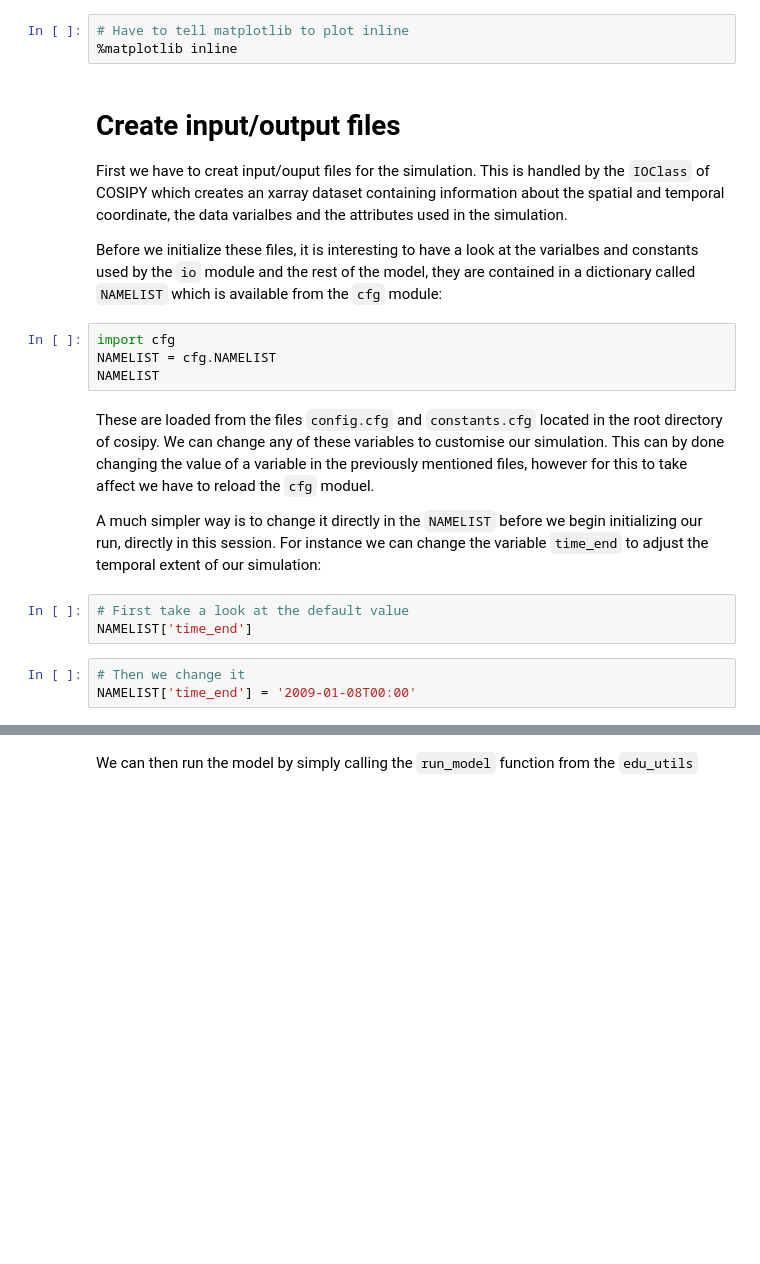
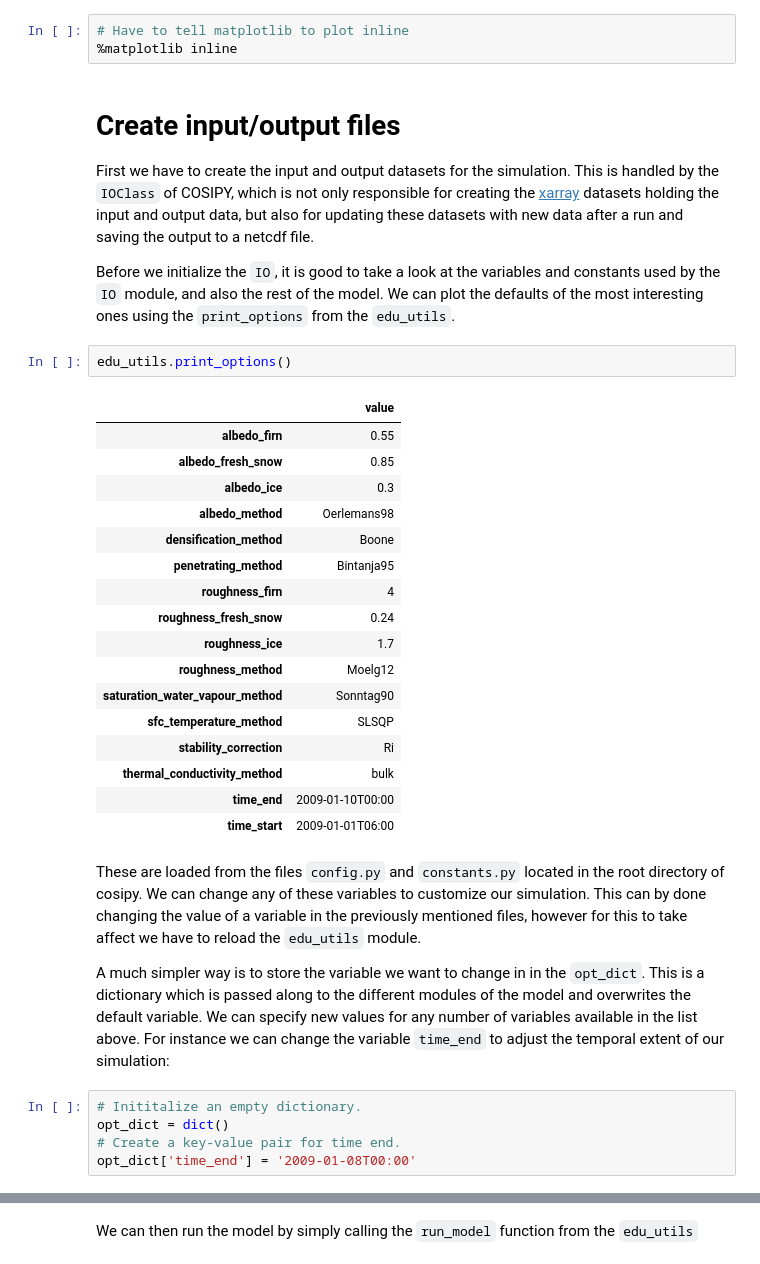
Before and after one commit to cryotools/cosipy, a Jupyter notebook: notebooks/first_steps.ipynb, the cells around one changed output, grey strips where cells are left out. Cells and saved outputs as stored; diff of their text form; blank space fills up the shorter version.

Commit message:
Updated the notebooks to the new opt_dict configuration. Also using some new edu_utils for printing the options.

```diff
--- a/notebooks/first_steps.ipynb
+++ b/notebooks/first_steps.ipynb
@@ -27,21 +33,37 @@ from matplotlib import pyplot as plt
 %matplotlib inline
 # %% [markdown]
 # Create input/output files
-First we have to creat input/ouput files for the simulation. This is handled by the `IOClass` of COSIPY which creates an xarray dataset containing information about the spatial and temporal coordinate, the data varialbes and the attributes used in the simulation.
 
-Before we initialize these files, it is interesting to have a look at the varialbes and constants used by the `io` module and the rest of the model, they  are contained in a dictionary called `NAMELIST` which is available from the `cfg` module:
+First we have to create the input and output datasets for the simulation. This is handled by the `IOClass` of COSIPY, which is not only responsible for creating the [xarray](http://xarray.pydata.org/en/stable/index.html) datasets holding the input and output data, but also for updating these datasets with new data after a run and saving the output to a netcdf file.
+
+Before we initialize the `IO`, it is good to take a look at the variables and constants used by the `IO` module, and also the rest of the model. We can plot the defaults of the most interesting ones using the `print_options` from the `edu_utils`.
-# %%
-import cfg
-NAMELIST = cfg.NAMELIST
-NAMELIST
+# %%
+edu_utils.print_options()
+# %% [output]
+|  | value |
+| albedo_firn | 0.55 |
+| albedo_fresh_snow | 0.85 |
+| albedo_ice | 0.3 |
+| albedo_method | Oerlemans98 |
+| densification_method | Boone |
+| penetrating_method | Bintanja95 |
+| roughness_firn | 4 |
+| roughness_fresh_snow | 0.24 |
+| roughness_ice | 1.7 |
+| roughness_method | Moelg12 |
+| saturation_water_vapour_method | Sonntag90 |
+| sfc_temperature_method | SLSQP |
+| stability_correction | Ri |
+| thermal_conductivity_method | bulk |
+| time_end | 2009-01-10T00:00 |
+| time_start | 2009-01-01T06:00 |
 # %% [markdown]
-These are loaded from the files `config.cfg` and `constants.cfg` located in the root directory of cosipy. We can change any of these variables to customise our simulation. This can by done changing the value of a variable in the previously mentioned files, however for this to take affect we have to reload the `cfg` moduel.
+These are loaded from the files `config.py` and `constants.py` located in the root directory of cosipy. We can change any of these variables to customize our simulation. This can by done changing the value of a variable in the previously mentioned files, however for this to take affect we have to reload the `edu_utils` module.
 
-A much simpler way is to change it directly in the `NAMELIST` before we begin initializing our run, directly in this session. For instance we can change the variable `time_end` to adjust the temporal extent of our simulation:
+A much simpler way is to store the variable we want to change in in the `opt_dict`. This is a dictionary which is passed along to the different modules of the model and overwrites the default variable. We can specify new values for any number of variables available in the list above. For instance we can change the variable `time_end` to adjust the temporal extent of our simulation:
-# %%
-# First take a look at the default value
-NAMELIST['time_end']
-# %%
-# Then we change it
-NAMELIST['time_end'] = '2009-01-08T00:00'
+# %%
+# Inititalize an empty dictionary.
+opt_dict = dict()
+# Create a key-value pair for time end.
+opt_dict['time_end'] = '2009-01-08T00:00'
 # %% [markdown]
```
Also changed, not shown: parts of 12 cells of this notebook, 4 other files.
